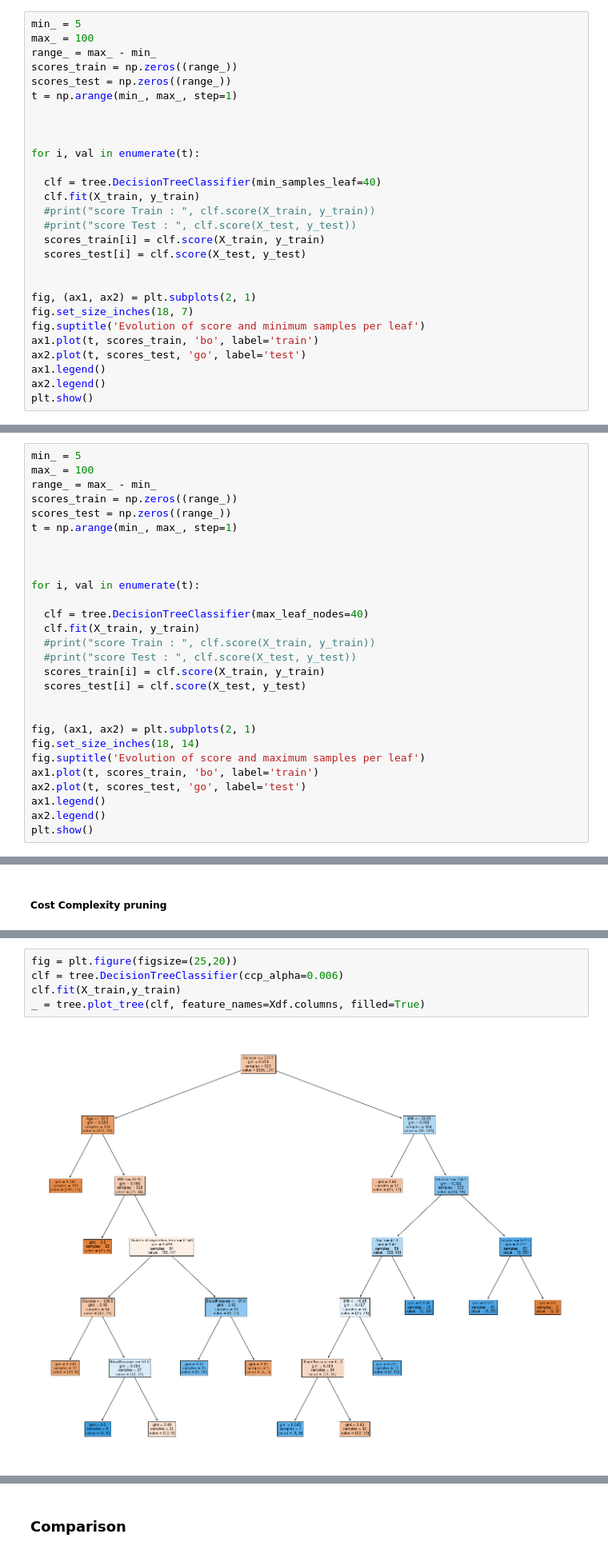
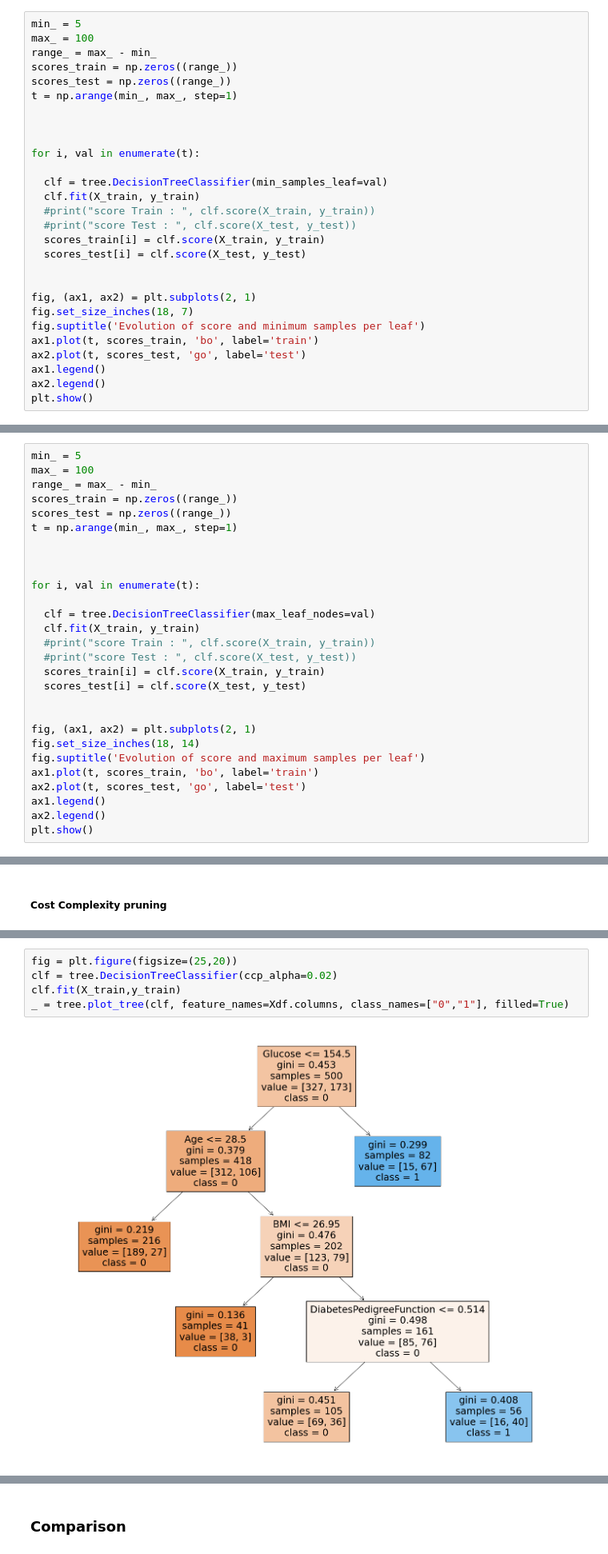
Before and after one commit to LucasColas/Machine-Learning-Analysis-of-Diabetes, a Jupyter notebook: Machine_Learning_Analysis_of_Diabetes.ipynb, the cells around one changed output, grey strips where cells are left out. Shown at 80% size. Saved outputs shown, nothing was run; the diff lists cells and outputs as text.

```diff
--- a/Machine_Learning_Analysis_of_Diabetes.ipynb
+++ b/Machine_Learning_Analysis_of_Diabetes.ipynb
@@ -498,7 +500,7 @@ t = np.arange(min_, max_, step=1)
 
 for i, val in enumerate(t):
 
-  clf = tree.DecisionTreeClassifier(min_samples_leaf=40)
+  clf = tree.DecisionTreeClassifier(min_samples_leaf=val)
   clf.fit(X_train, y_train)
   #print("score Train : ", clf.score(X_train, y_train))
   #print("score Test : ", clf.score(X_test, y_test))
@@ -528,7 +530,7 @@ t = np.arange(min_, max_, step=1)
 
 for i, val in enumerate(t):
 
-  clf = tree.DecisionTreeClassifier(max_leaf_nodes=40)
+  clf = tree.DecisionTreeClassifier(max_leaf_nodes=val)
   clf.fit(X_train, y_train)
   #print("score Train : ", clf.score(X_train, y_train))
   #print("score Test : ", clf.score(X_test, y_test))
@@ -583,7 +586,7 @@ plt.show()
 # %%
 fig = plt.figure(figsize=(25,20))
-clf = tree.DecisionTreeClassifier(ccp_alpha=0.006)
+clf = tree.DecisionTreeClassifier(ccp_alpha=0.02)
 clf.fit(X_train,y_train)
-_ = tree.plot_tree(clf, feature_names=Xdf.columns, filled=True)
+_ = tree.plot_tree(clf, feature_names=Xdf.columns, class_names=["0","1"], filled=True)
 # %% [output]
-[figure, old version]
+[figure, new version]
```
Also changed, not shown: parts of 15 cells of this notebook.
